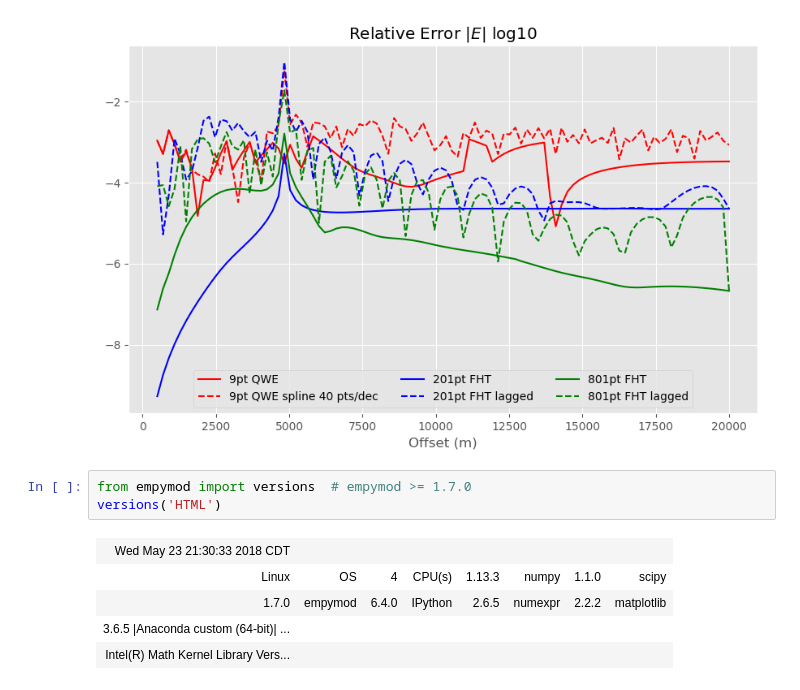
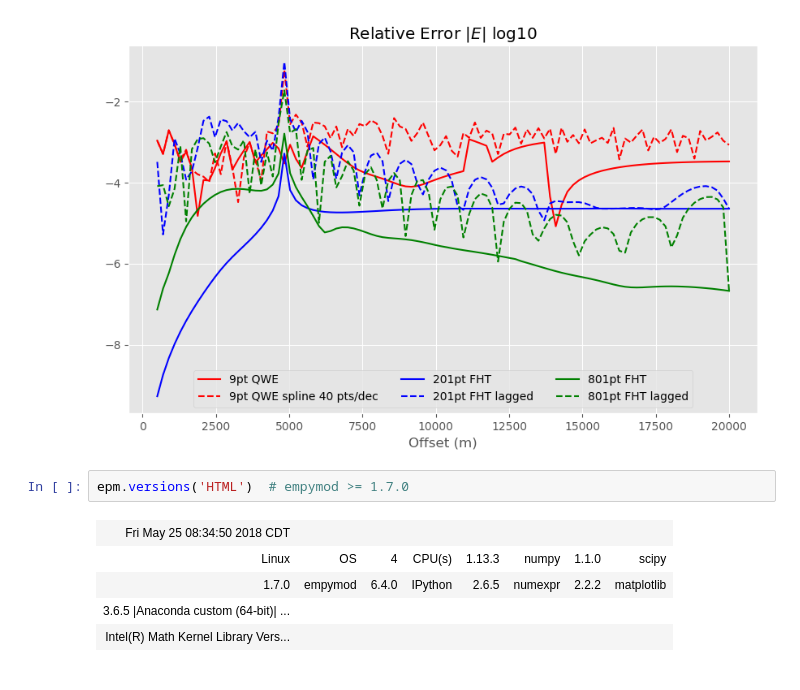
Before and after one commit to emsig/empymod-examples, a Jupyter notebook: 6a_Benchmark.ipynb, the cells around one changed output. Drawn from its saved outputs; the diff is of its cells as text.

Commit message:
Move to 'import empymod as epm'

```diff
--- a/6a_Benchmark.ipynb
+++ b/6a_Benchmark.ipynb
@@ -245,10 +242,9 @@ plt.show()
 # %% [output]
 [figure]
 # %%
-from empymod import versions  # empymod >= 1.7.0
-versions('HTML')
+epm.versions('HTML')  # empymod >= 1.7.0
 # %% [output]
-| Wed May 23 21:30:33 2018 CDT |  |  |  |  |  |  |  |
+| Fri May 25 08:34:50 2018 CDT |  |  |  |  |  |  |  |
 | Linux | OS | 4 | CPU(s) | 1.13.3 | numpy | 1.1.0 | scipy |
 | 1.7.0 | empymod | 6.4.0 | IPython | 2.6.5 | numexpr | 2.2.2 | matplotlib |
 | 3.6.5 |Anaconda custom (64-bit)| ... |  |  |  |  |  |  |  |
```
Also changed, not shown: parts of 5 cells of this notebook, 12 other files.
